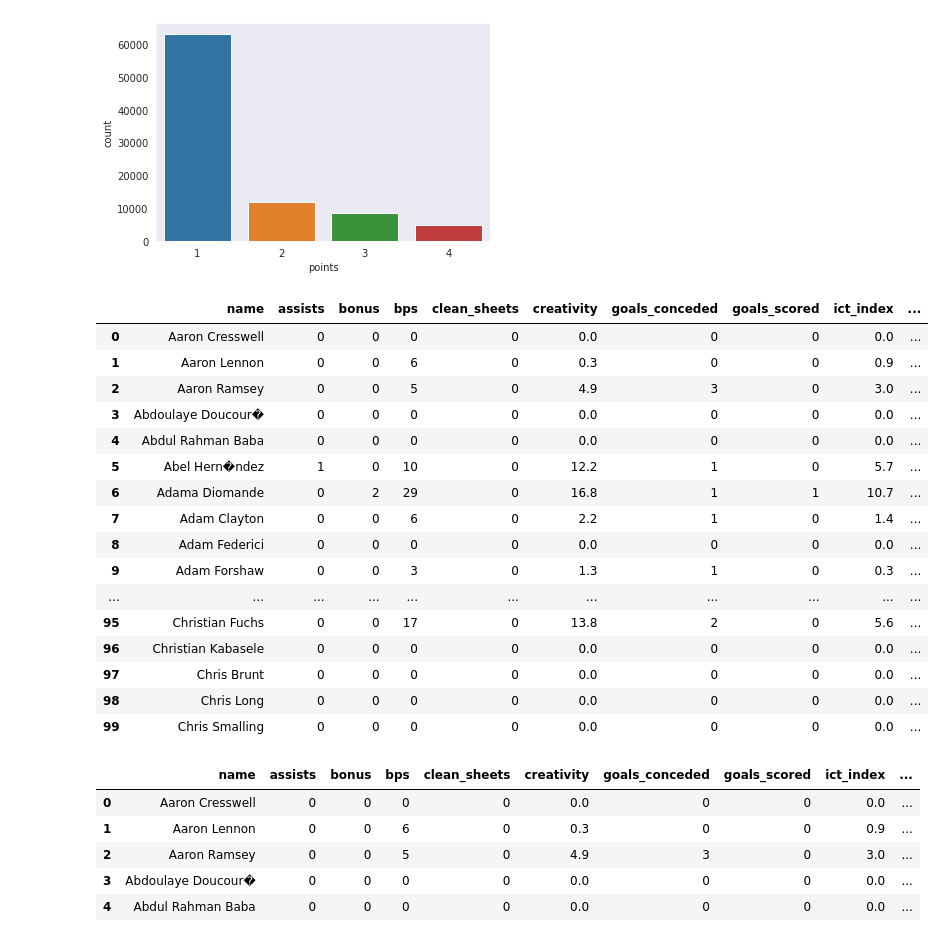
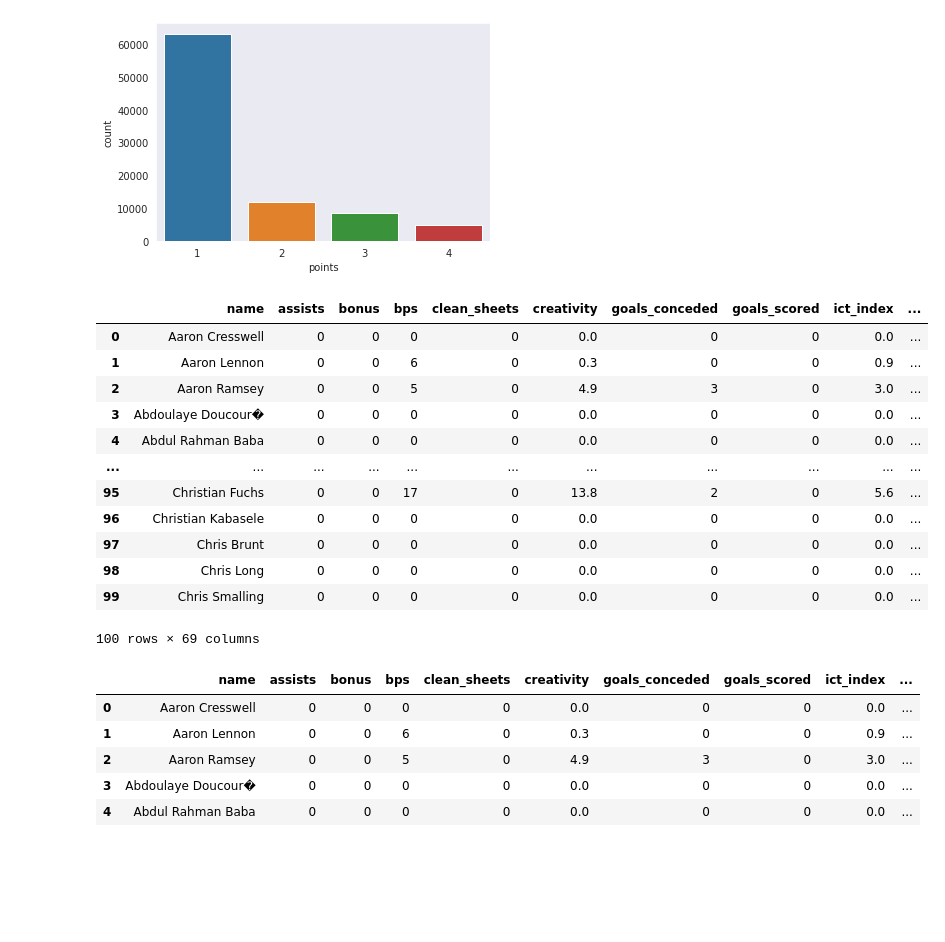
Before and after one commit to raghavbhutra/RedDevils, a Jupyter notebook: RD_Class.ipynb, the cells around one changed output. Cells and saved outputs as stored; diff of their text form; code cells hidden in the pictures; blank space fills up the shorter version.

```diff
--- a/RD_Class.ipynb
+++ b/RD_Class.ipynb
@@ -217,7 +221,7 @@ sns.countplot(gws1['points'])
 # %%
 #creating lags for different attributes
 
-gws1['Last_Week_Points'] = gws1.groupby(['id'])['total_points'].shift().astype(float)
+# gws1['Last_Week_Points'] = gws1.groupby(['id'])['total_points'].shift().astype(float)
 # gws1['Last_2_Week_Points'] = gws1.groupby(['id'])['total_points'].shift(2).astype(float)
 #gws1['Last_3_Week_Points'] = gws1.groupby(['id'])['total_points'].shift(3).astype(float)
 #gws1['Last_4_Week_Points'] = gws1.groupby(['id'])['total_points'].shift(4).astype(float)
@@ -315,44 +319,40 @@ gws1['Last_Week_Penalties_Saved'] = gws1.groupby(['id'])['penalties_saved'].shif
 
 
 gws1['Last_Week_Red_Cards'] = gws1.groupby(['id'])['red_cards'].shift().astype(float)
 # gws1['Last_2_Week_Red_Cards'] = gws1.groupby(['id'])['red_cards'].shift(2).astype(float)
 # gws1['Last_3_Week_Red_Cards'] = gws1.groupby(['id'])['red_cards'].shift(3).astype(float)
 
 
 gws1['Last_Week_Saves'] = gws1.groupby(['id'])['saves'].shift()
 # gws1['Last_2_Week_Saves'] = gws1.groupby(['id'])['saves'].shift(2)
 #gws1['Last_3_Week_Saves'] = gws1.groupby(['id'])['saves'].shift(3)
 
 
 gws1['Last_Week_Yellow_Cards'] = gws1.groupby(['id'])['yellow_cards'].shift()
 # gws1['Last_2_Week_Yellow_Cards'] = gws1.groupby(['id'])['yellow_cards'].shift(2)
 # gws1['Last_3_Week_Yellow_Cards'] = gws1.groupby(['id'])['yellow_cards'].shift(3)
 
 
 # gws1['Last_Week_Home'] = gws1.groupby(['id'])['home'].shift()
 # gws1['Last_2_Week_Home'] = gws1.groupby(['id'])['home'].shift(2)
 # gws1['Last_3_Week_Home'] = gws1.groupby(['id'])['home'].shift(3)
 
 
 gws1.head(100)
 # %% [output]
 |  | name | assists | bonus | bps | clean_sheets | creativity | goals_conceded | goals_scored | ict_index | ... |
 | 0 | Aaron Cresswell | 0 | 0 | 0 | 0 | 0.0 | 0 | 0 | 0.0 | ... |
 | 1 | Aaron Lennon | 0 | 0 | 6 | 0 | 0.3 | 0 | 0 | 0.9 | ... |
 | 2 | Aaron Ramsey | 0 | 0 | 5 | 0 | 4.9 | 3 | 0 | 3.0 | ... |
 | 3 | Abdoulaye Doucour� | 0 | 0 | 0 | 0 | 0.0 | 0 | 0 | 0.0 | ... |
 | 4 | Abdul Rahman Baba | 0 | 0 | 0 | 0 | 0.0 | 0 | 0 | 0.0 | ... |
-| 5 | Abel Hern�ndez | 1 | 0 | 10 | 0 | 12.2 | 1 | 0 | 5.7 | ... |
-| 6 | Adama Diomande | 0 | 2 | 29 | 0 | 16.8 | 1 | 1 | 10.7 | ... |
-| 7 | Adam Clayton | 0 | 0 | 6 | 0 | 2.2 | 1 | 0 | 1.4 | ... |
-| 8 | Adam Federici | 0 | 0 | 0 | 0 | 0.0 | 0 | 0 | 0.0 | ... |
-| 9 | Adam Forshaw | 0 | 0 | 3 | 0 | 1.3 | 1 | 0 | 0.3 | ... |
 | ... | ... | ... | ... | ... | ... | ... | ... | ... | ... | ... |
 | 95 | Christian Fuchs | 0 | 0 | 17 | 0 | 13.8 | 2 | 0 | 5.6 | ... |
 | 96 | Christian Kabasele | 0 | 0 | 0 | 0 | 0.0 | 0 | 0 | 0.0 | ... |
 | 97 | Chris Brunt | 0 | 0 | 0 | 0 | 0.0 | 0 | 0 | 0.0 | ... |
 | 98 | Chris Long | 0 | 0 | 0 | 0 | 0.0 | 0 | 0 | 0.0 | ... |
 | 99 | Chris Smalling | 0 | 0 | 0 | 0 | 0.0 | 0 | 0 | 0.0 | ... |
+100 rows × 69 columns
 # %%
 #creating binary attributes for was_home
 
```
Also changed, not shown: parts of 16 cells of this notebook.
